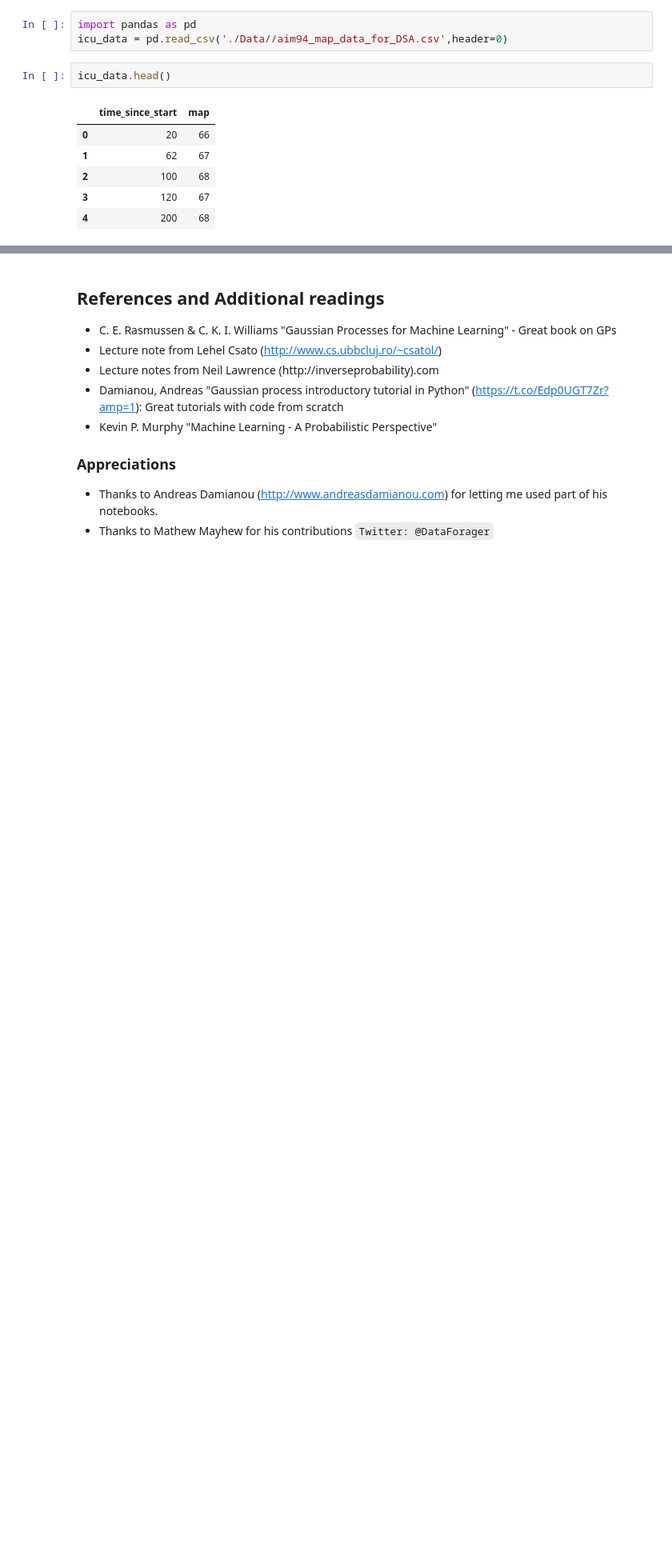
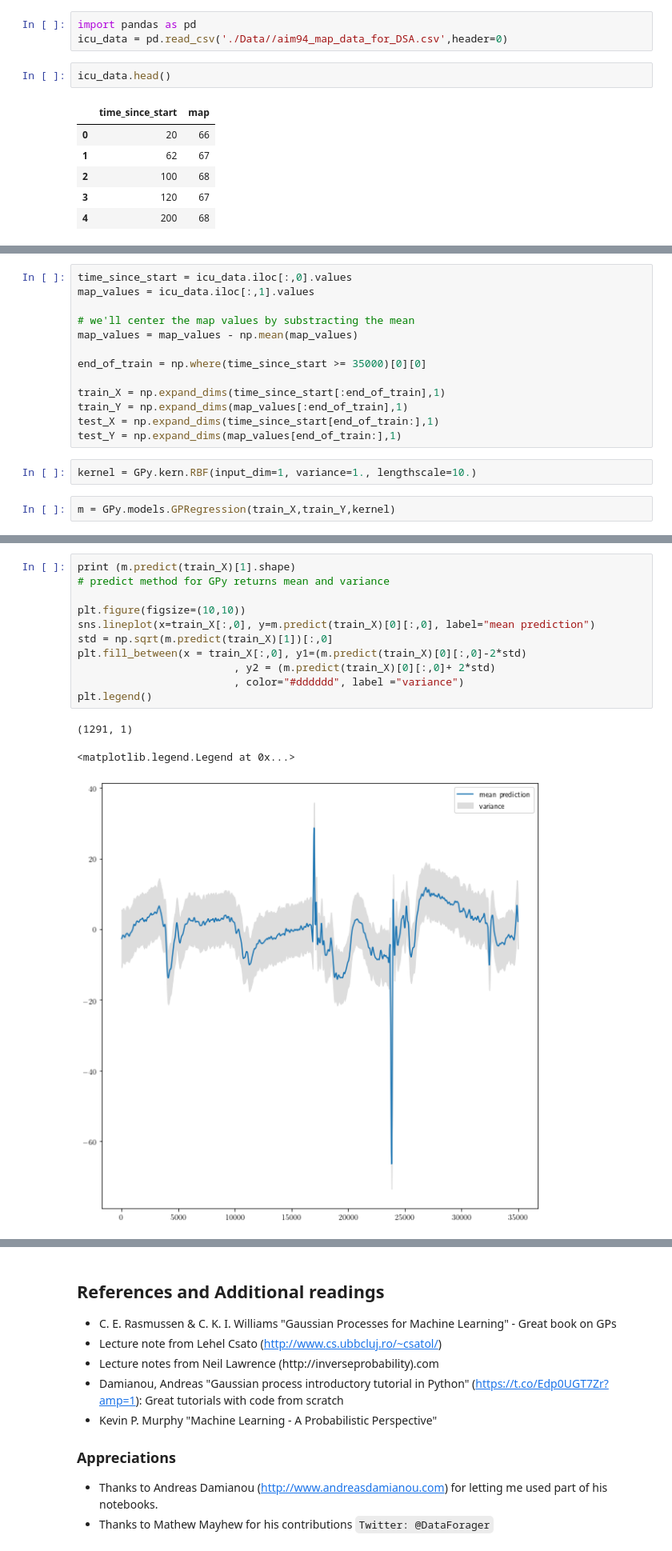
Before and after one commit to charlesity/talks_presentations, a Jupyter notebook: Gaussian Processes Intro DSA Kampala 2020/Gaussian Processes.ipynb, the cells around one changed output, grey strips where cells are left out. Shown: that part at 80% size. Saved outputs shown, nothing was run; the diff lists cells and outputs as text; blank space fills up the shorter version.

```diff
--- a/Gaussian Processes Intro DSA Kampala 2020/Gaussian Processes.ipynb
+++ b/Gaussian Processes Intro DSA Kampala 2020/Gaussian Processes.ipynb
@@ -1129,0 +1089,17 @@ m = GPy.models.GPRegression(X=Xtr, Y=Ytr, kernel=k)
+# %%
+time_since_start = icu_data.iloc[:,0].values
+map_values = icu_data.iloc[:,1].values
+
+# we'll center the map values by substracting the mean
+map_values = map_values - np.mean(map_values)
+
+end_of_train = np.where(time_since_start >= 35000)[0][0]
+
+train_X = np.expand_dims(time_since_start[:end_of_train],1)
+train_Y = np.expand_dims(map_values[:end_of_train],1)
+test_X = np.expand_dims(time_since_start[end_of_train:],1)
+test_Y = np.expand_dims(map_values[end_of_train:],1)
+# %%
+kernel = GPy.kern.RBF(input_dim=1, variance=1., lengthscale=10.)
+# %%
+m = GPy.models.GPRegression(train_X,train_Y,kernel)
@@ -1129,0 +1153,15 @@ m = GPy.models.GPRegression(X=Xtr, Y=Ytr, kernel=k)
+# %%
+print (m.predict(train_X)[1].shape)
+# predict method for GPy returns mean and variance
+
+plt.figure(figsize=(10,10))
+sns.lineplot(x=train_X[:,0], y=m.predict(train_X)[0][:,0], label="mean prediction")
+std = np.sqrt(m.predict(train_X)[1])[:,0]
+plt.fill_between(x = train_X[:,0], y1=(m.predict(train_X)[0][:,0]-2*std)
+                         , y2 = (m.predict(train_X)[0][:,0]+ 2*std)
+                         , color="#dddddd", label ="variance")
+plt.legend()
+# %% [output]
+(1291, 1)
+<matplotlib.legend.Legend at 0x...>
+[figure, added]
```
Also changed, not shown: parts of 32 cells of this notebook.
